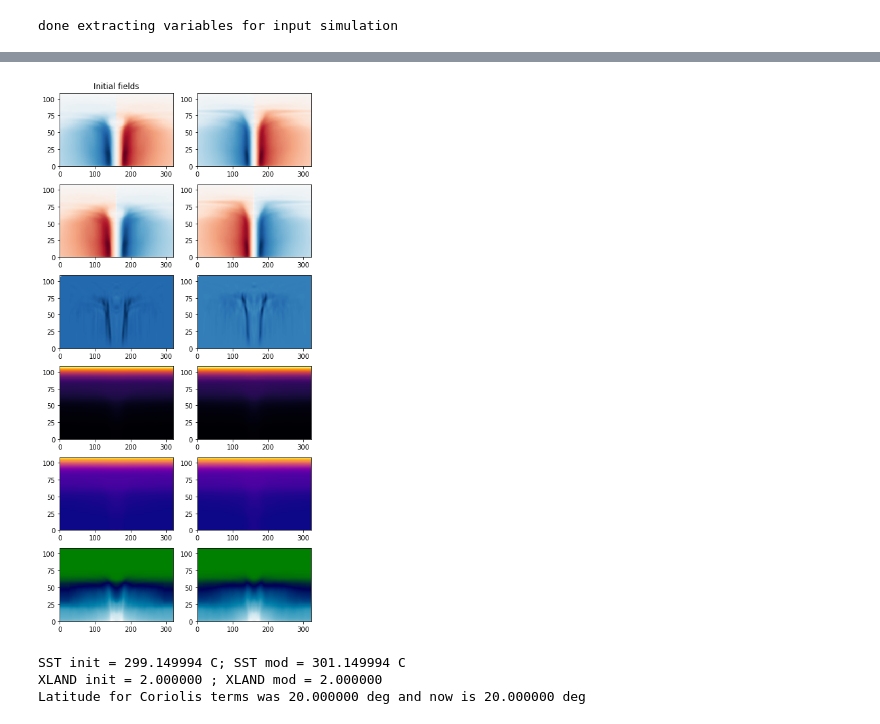
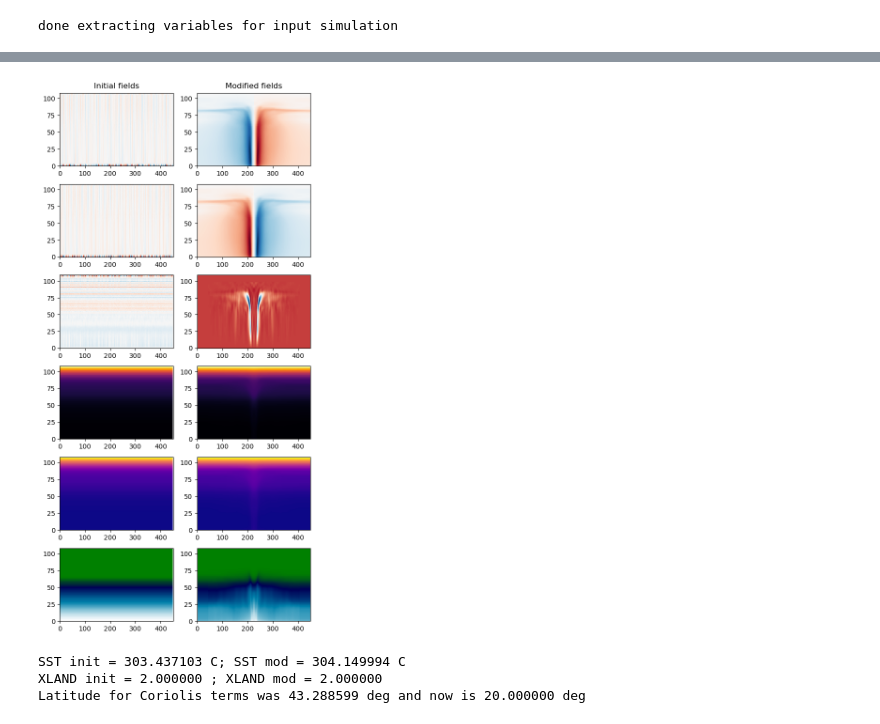
Before and after one commit to miguel-sg-2/HurricaneSimulations, a Jupyter notebook: axisymmetric_BC.ipynb, the cells around one changed output, grey strips where cells are left out. Cells and saved outputs as stored; diff of their text form; code cells hidden in the pictures.

```diff
--- a/axisymmetric_BC.ipynb
+++ b/axisymmetric_BC.ipynb
@@ -928,9 +952,12 @@ NameError: name 'stop' is not defined
 
 WRF_DIRECTORY_ndg = "/projects/misa5952/simulations/hurricanes/newSetup/sst_30_skipd01_skipCoLES_ndg/"
 WRF_DIRECTORY_ndg = "/projects/misa5952/simulations/hurricanes/newSetup/sst_28_skipd01_skipCoLES_ndg/"
+WRF_DIRECTORY_ndg = "/projects/storm/mgomez/idealSims/sst_31_skipd01_skipCoLES_ndg/"
+WRF_DIRECTORY_ndg = "/projects/storm/mgomez/idealSims/sst_31md_skipd01_skipCoLES_ndg/"
 
-input_largeDomain = "wrfrst_d01_2000-01-05_00:00:23_init"
-modified_input = "wrfrst_d01_2000-01-05_00:00:23_mod"
+
+input_largeDomain = "wrfrst_d01_2000-01-05_00:00:10_init"
+modified_input = "wrfrst_d01_2000-01-05_00:00:10_mod"
 # %%
 #%% Extract variables from input of large domain
 ds=xr.open_dataset(WRF_DIRECTORY_ndg+input_largeDomain,decode_times=False)
@@ -1222,40 +1249,41 @@ mpyplot.subplot(6,2,1)
 mpyplot.title('Initial fields',x=0.5,y=1.01)
 mpyplot.pcolormesh(u_init[0,:,:,cent],cmap = mpyplot.cm.RdBu)
 mpyplot.subplot(6,2,3)
 mpyplot.pcolormesh(v_init[0,:,cent,:],cmap = mpyplot.cm.RdBu)
 mpyplot.subplot(6,2,5)
 mpyplot.pcolormesh(w_init[0,:,:,cent],cmap = mpyplot.cm.RdBu)
 mpyplot.subplot(6,2,7)
 mpyplot.pcolormesh(t_init[0,:,:,cent],cmap = mpyplot.cm.inferno)
 mpyplot.subplot(6,2,9)
 mpyplot.pcolormesh(thm_init[0,:,:,cent],cmap = mpyplot.cm.plasma)
 mpyplot.subplot(6,2,11)
 mpyplot.pcolormesh(qv_init[0,:,:,cent],cmap = mpyplot.cm.ocean)
 # Modified files
 mpyplot.subplot(6,2,2)
+mpyplot.title('Modified fields',x=0.5,y=1.01)
 mpyplot.pcolormesh(u_mod[0,:,:,cent],cmap = mpyplot.cm.RdBu)
 mpyplot.subplot(6,2,4)
 mpyplot.pcolormesh(v_mod[0,:,cent,:],cmap = mpyplot.cm.RdBu)
 mpyplot.subplot(6,2,6)
 mpyplot.pcolormesh(w_mod[0,:,:,cent],cmap = mpyplot.cm.RdBu)
 mpyplot.subplot(6,2,8)
 mpyplot.pcolormesh(t_mod[0,:,:,cent],cmap = mpyplot.cm.inferno)
 mpyplot.subplot(6,2,10)
 mpyplot.pcolormesh(thm_mod[0,:,:,cent],cmap = mpyplot.cm.plasma)
 mpyplot.subplot(6,2,12)
 mpyplot.pcolormesh(qv_mod[0,:,:,cent],cmap = mpyplot.cm.ocean)
 
 mpyplot.tight_layout()
 mpyplot.show()
 mpyplot.close()
 # %% [output]
-[figure, old version]
+[figure, new version]
 # %%
 print("SST init = %f C; SST mod = %f C" % (np.median(sst_init),np.median(sst_mod)))
 print("XLAND init = %f ; XLAND mod = %f " % (np.median(xland_init),np.median(xland_mod)))
 print("Latitude for Coriolis terms was %f deg and now is %f deg" %
       (np.arcsin(np.min(CO_init)/(2*Omega))*180/np.pi,np.arcsin(np.min(CO_mod)/(2*Omega))*180/np.pi))
 # %% [output]
-SST init = 299.149994 C; SST mod = 301.149994 C
+SST init = 303.437103 C; SST mod = 304.149994 C
 XLAND init = 2.000000 ; XLAND mod = 2.000000
-Latitude for Coriolis terms was 20.000000 deg and now is 20.000000 deg
+Latitude for Coriolis terms was 43.288599 deg and now is 20.000000 deg
```
Also changed, not shown: parts of 18 cells of this notebook, 9 other files.
